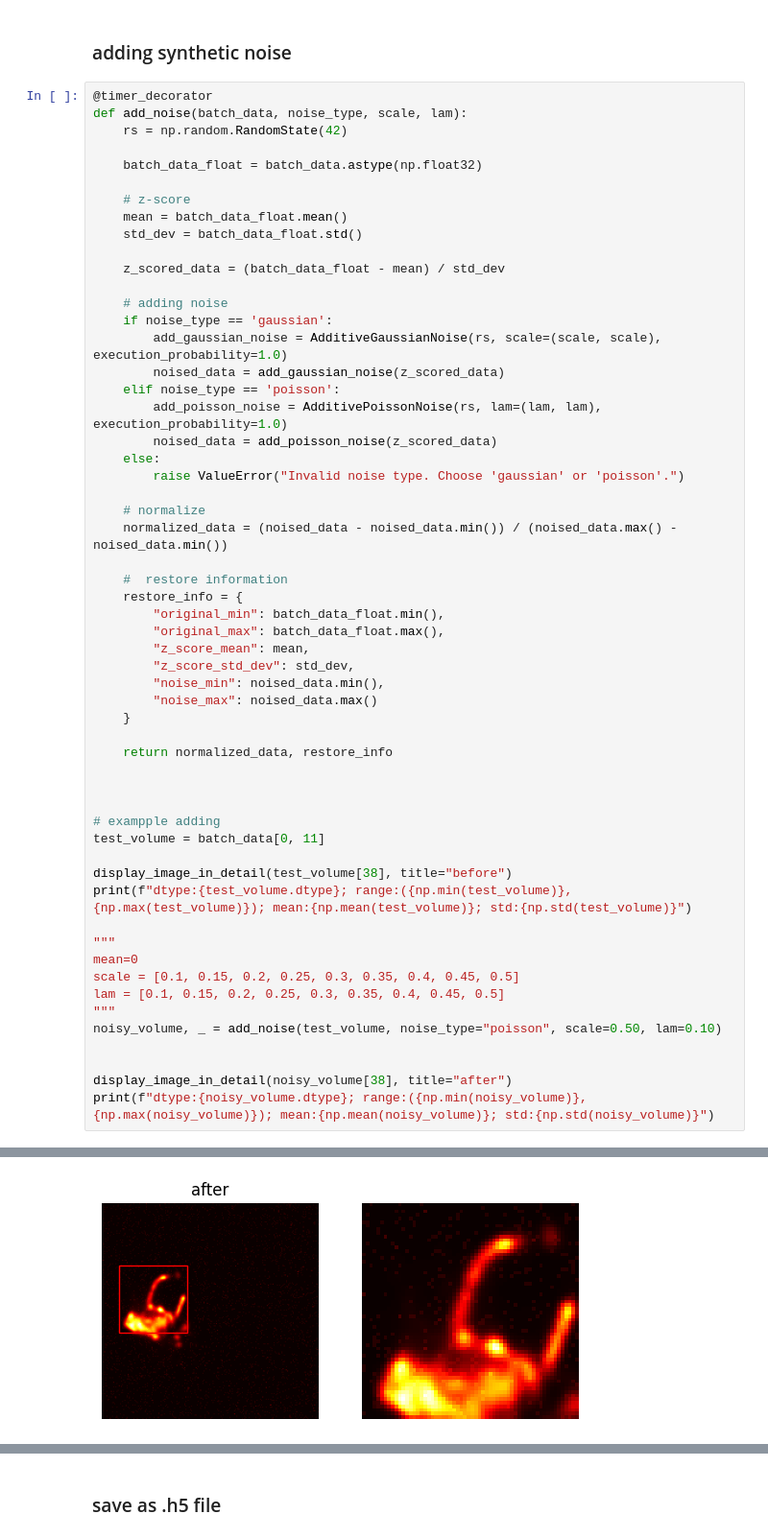
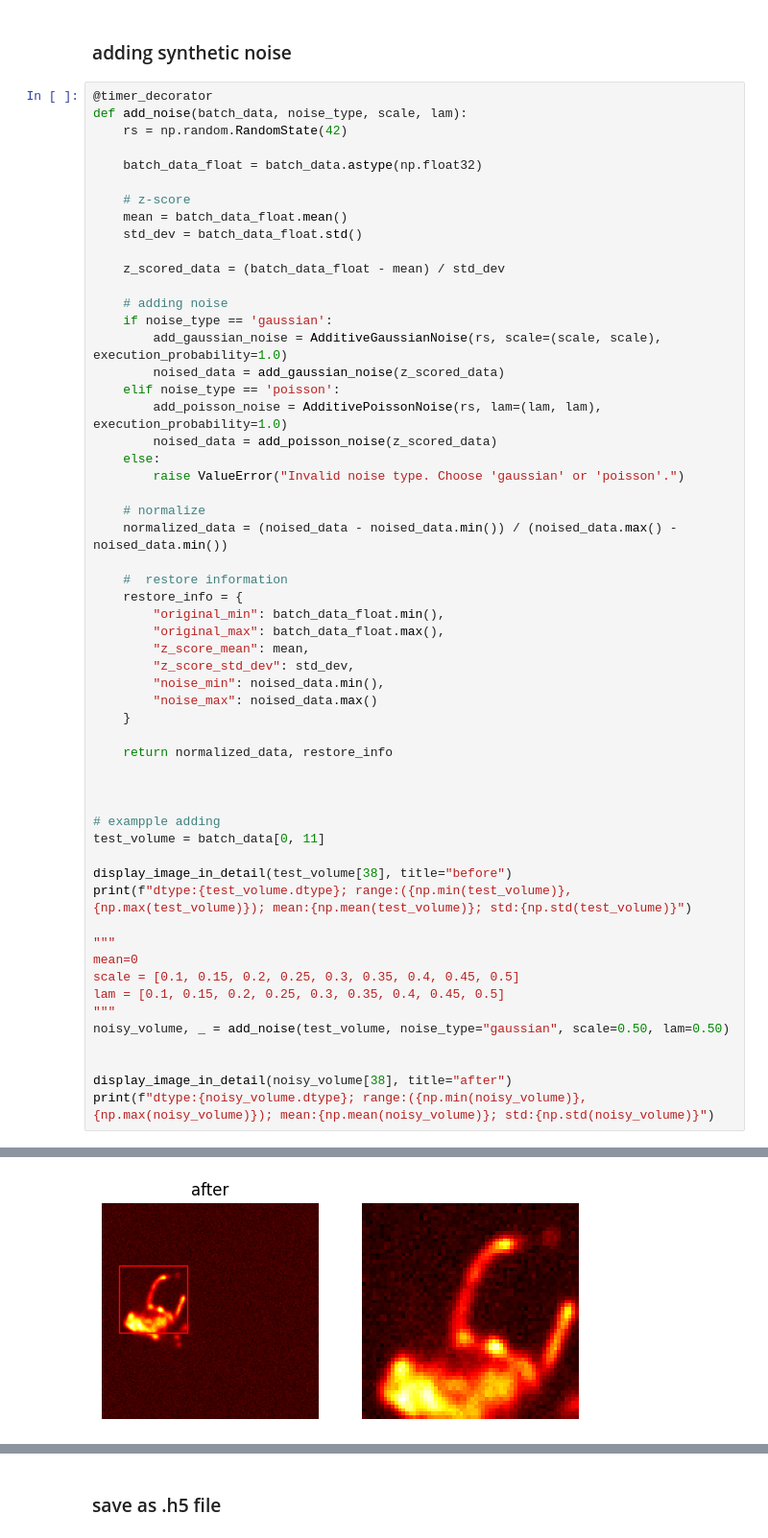
Before and after one commit to yoko19191/cardiac-dynamic-pet-denoising, a Jupyter notebook: 0_data_preparation.ipynb, the cells around one changed output, grey strips where cells are left out. Shown at 96% size. Saved outputs shown, nothing was run; the diff lists cells and outputs as text.

```diff
--- a/0_data_preparation.ipynb
+++ b/0_data_preparation.ipynb
@@ -304,7 +301,7 @@ mean=0
 scale = [0.1, 0.15, 0.2, 0.25, 0.3, 0.35, 0.4, 0.45, 0.5]
 lam = [0.1, 0.15, 0.2, 0.25, 0.3, 0.35, 0.4, 0.45, 0.5]
 """
-noisy_volume, _ = add_noise(test_volume, noise_type="poisson", scale=0.50, lam=0.10)
+noisy_volume, _ = add_noise(test_volume, noise_type="gaussian", scale=0.50, lam=0.50)
 
 
 display_image_in_detail(noisy_volume[38], title="after")
@@ -316 +313 @@ add_noise running: 0.08719140000175685 second
-[figure, old version]
+[figure, new version]
```
Also changed, not shown: parts of 5 cells of this notebook, 2 other files.
